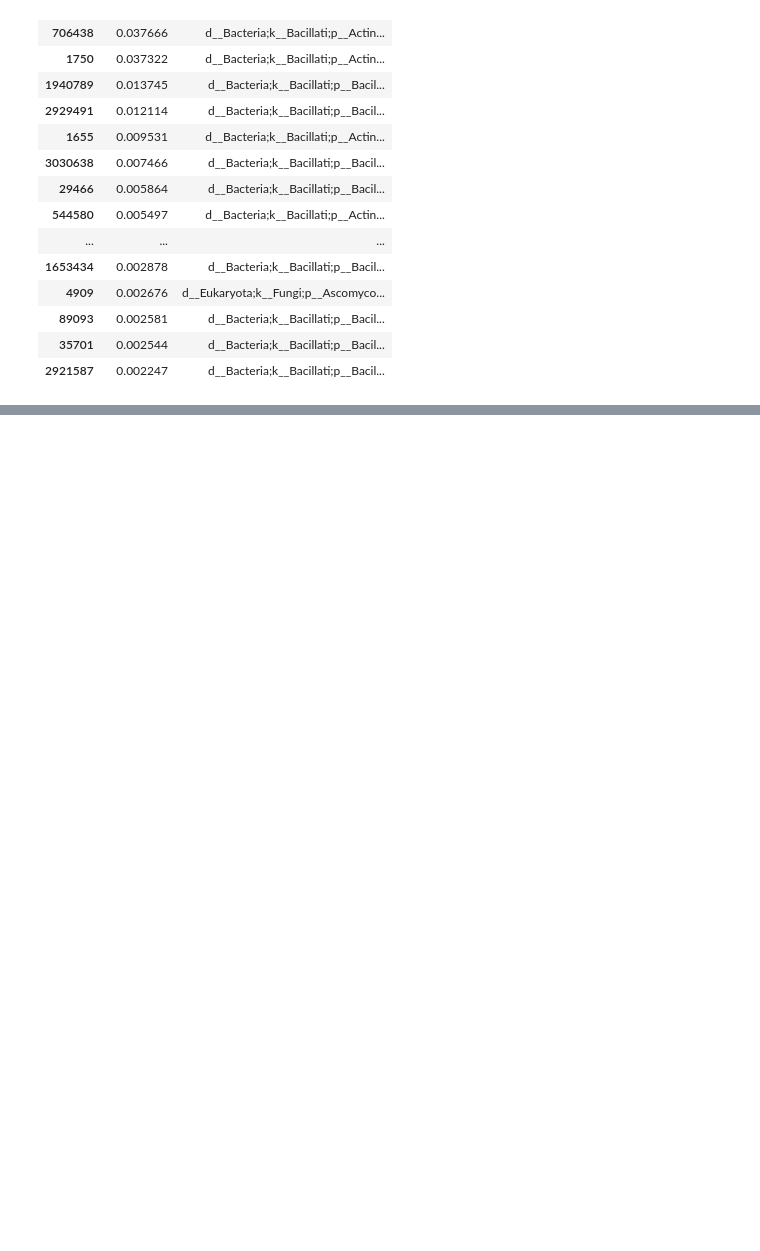
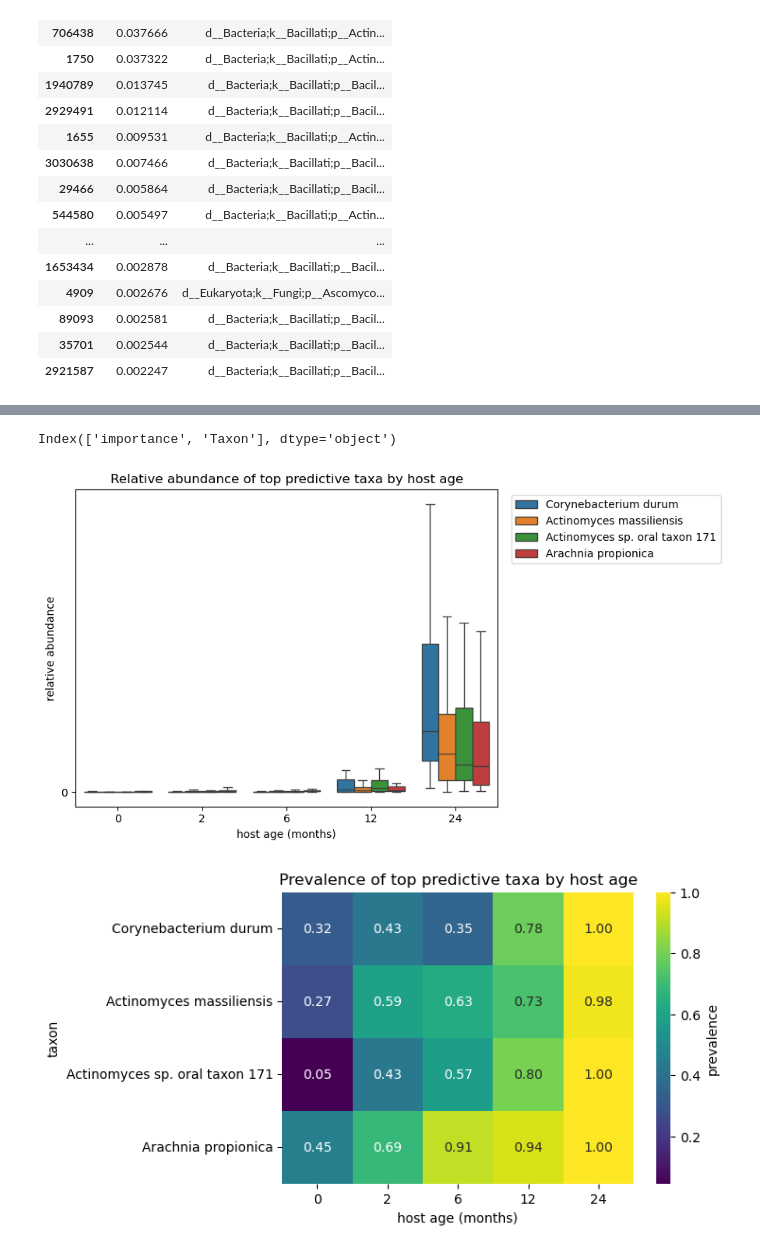
Before and after one commit to tpayer-eng/MicroOdyssey, a Jupyter notebook: scripts/05_ML/regression.ipynb, the cells around one changed output, grey strips where cells are left out. Saved outputs shown, nothing was run; the diff lists cells and outputs as text; code cells hidden in the pictures; blank space fills up the shorter version.

Commit message:
ML part 2 (feature importance) and 3 (MAZ)

```diff
--- a/scripts/05_ML/regression.ipynb
+++ b/scripts/05_ML/regression.ipynb
@@ -189,0 +203,5 @@ imp.sort_values("importance", ascending=False).head(20)
+# %%
+central_features = pd.read_csv(f"{output_dir}/fi_baselineregressor.tsv", sep="\t")
+# %%
+for f in central_features.Taxon[:10]:
+    print(f)
@@ -189,0 +219,41 @@ imp.sort_values("importance", ascending=False).head(20)
+# %%
+table = q2.Artifact.load(f"{data_dir}/../output/02_taxonomicclassification/feature-table.qza").view(pd.DataFrame)
+meta = pd.read_csv(f"{data_dir}/metadata.tsv", sep="\t", index_col=0)
+# %%
+central_features.columns
+# %% [output]
+Index(['importance', 'Taxon'], dtype='object')
+# %%
+from matplotlib.ticker import FixedLocator, FuncFormatter, NullLocator
+
+n = 4
+topn = cf.nlargest(n, "importance")
+
+# Boxplot
+plt.figure(figsize=(9, 5))
+ax = sns.boxplot(data=long_df(topn), x="age", y="rel_abund", hue="taxon", showfliers=False)
+ax.set_yscale("symlog", linthresh=1e-3)
+
+ymax = ax.get_ylim()[1]
+ticks = [t for t in [0, 1e-3, 1e-2, 1e-1, 1] if t <= ymax]      # 0 + one tick per decade
+ax.yaxis.set_major_locator(FixedLocator(ticks))
+ax.yaxis.set_minor_locator(NullLocator())
+ax.yaxis.set_major_formatter(FuncFormatter(lambda v, _: f"{v:.2g}"))
+
+ax.set_xlabel("host age (months)"); ax.set_ylabel("relative abundance")
+ax.set_title("Relative abundance of top predictive taxa by host age")
+ax.legend(title=None, bbox_to_anchor=(1.02, 1), loc="upper left")
+plt.tight_layout()
+
+# Heatmap
+d = rel[topn.index].copy(); d.columns = topn["label"].values
+prev = (d > 0).groupby(meta["host_age"].reindex(d.index).values).mean().T
+prev.columns.name = "host age (months)"
+plt.figure(figsize=(6, 2 + 0.5 * n))
+ax = sns.heatmap(prev, annot=True, fmt=".2f", cmap="viridis", cbar_kws={"label": "prevalence"})
+ax.set_ylabel("taxon")
+ax.set_title("Prevalence of top predictive taxa by host age")
+plt.show()
+# %% [output]
+[figure, added]
+[figure, added]
```
Also changed, not shown: parts of 21 cells of this notebook, 19 other files.
